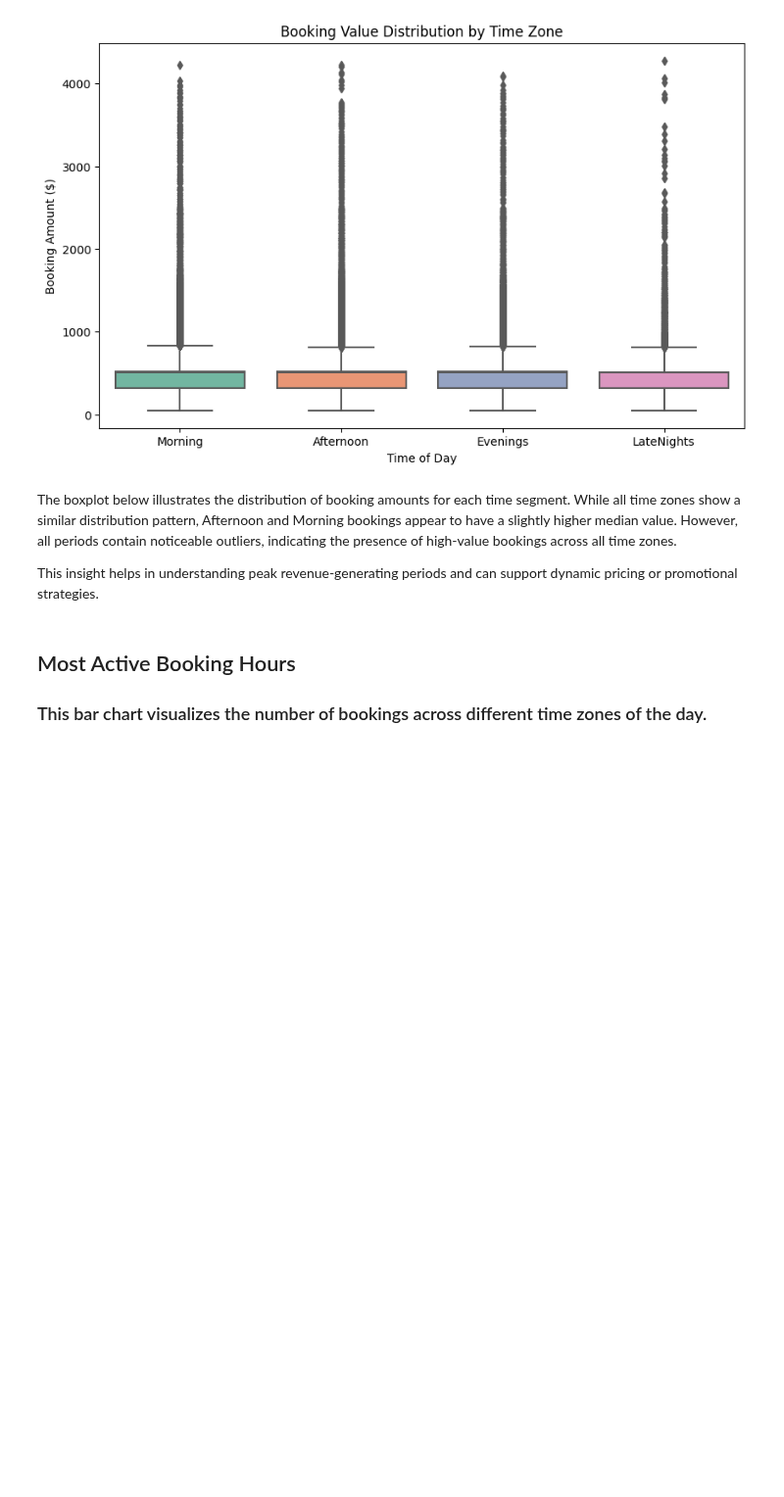
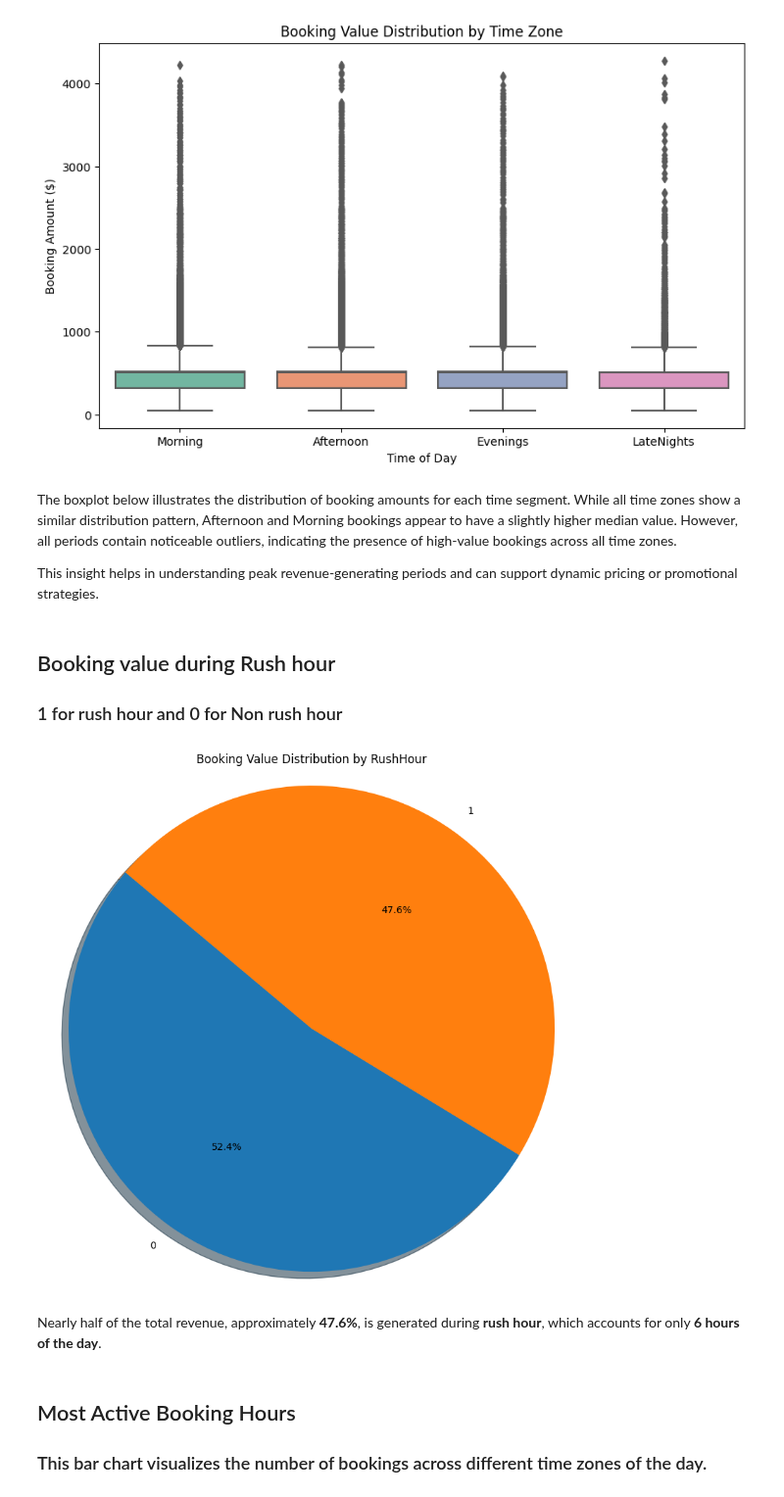
Before and after one commit to kiran-21/Uber-Data-Analytics-and-ML-model, a Jupyter notebook: uber-data-analysis.ipynb, the cells around one changed output. Shown at 98% size. Drawn from its saved outputs; the diff is of its cells as text; code cells hidden in the pictures; blank space fills up the shorter version.

```diff
--- a/uber-data-analysis.ipynb
+++ b/uber-data-analysis.ipynb
@@ -266,6 +312,29 @@ plt.show()
  The boxplot below illustrates the distribution of booking amounts for each time segment. While all time zones show a similar distribution pattern, Afternoon and Morning bookings appear to have a slightly higher median value. However, all periods contain noticeable outliers, indicating the presence of high-value bookings across all time zones.
 
  This insight helps in understanding peak revenue-generating periods and can support dynamic pricing or promotional strategies.
+# %% [markdown]
+## Booking value during Rush hour
+
+### 1 for rush hour and 0 for Non rush hour
+# %%
+RushHourPriceCount = df2['RushHour'].value_counts()
+plt.figure(figsize=(8, 8))
+plt.pie(
+    RushHourPriceCount,
+    labels=RushHourPriceCount.index,
+    autopct='%1.1f%%',
+    startangle=140,
+    shadow=True
+)
+
+plt.title("Booking Value Distribution by RushHour")
+plt.axis('equal')
+plt.tight_layout()
+plt.show()
+# %% [output]
+[figure, added]
+# %% [markdown]
+Nearly half of the total revenue, approximately **47.6%**, is generated during **rush hour**, which accounts for only **6 hours of the day**.
 # %% [markdown]
 ## Most Active Booking Hours
 
```
Also changed, not shown: parts of 13 cells of this notebook.
